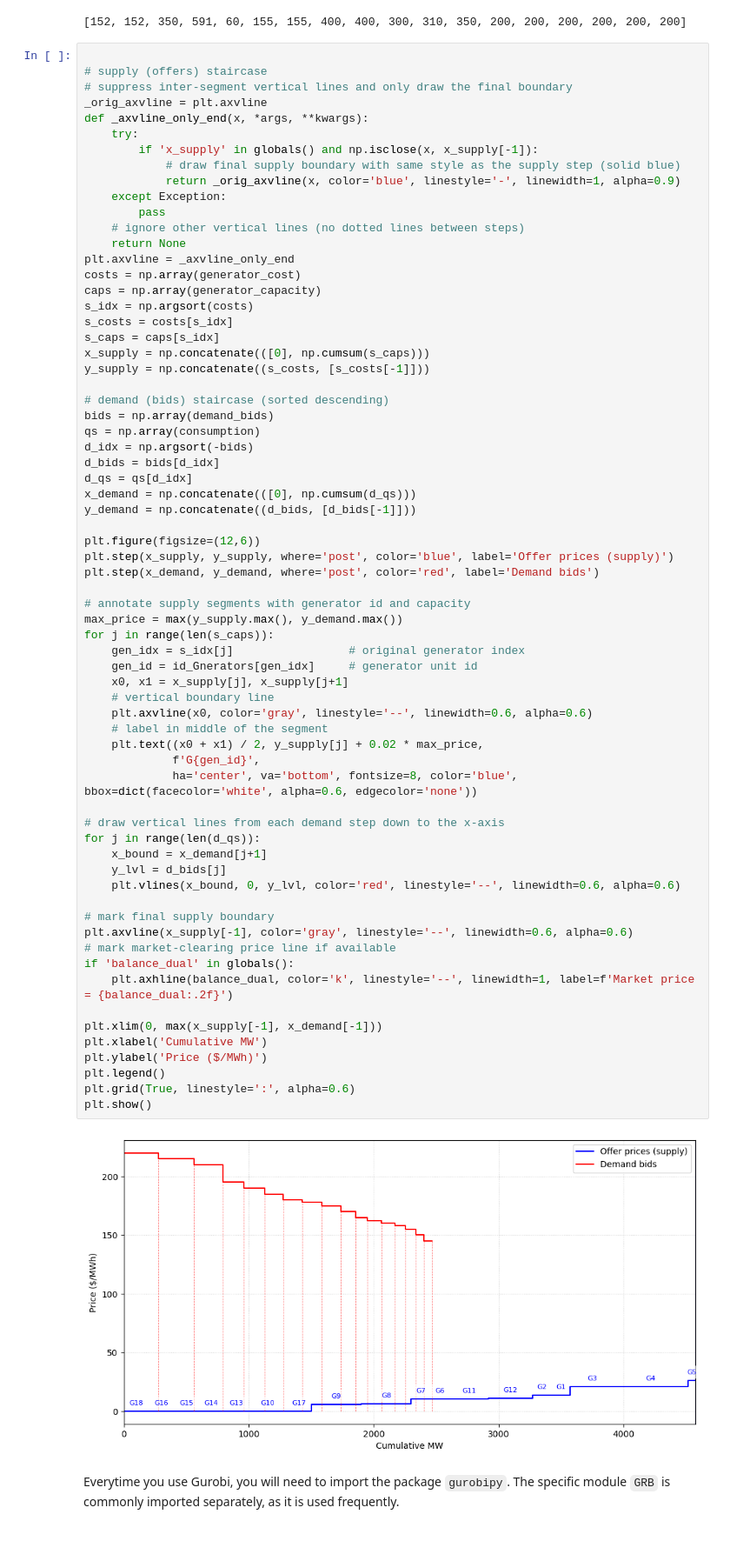
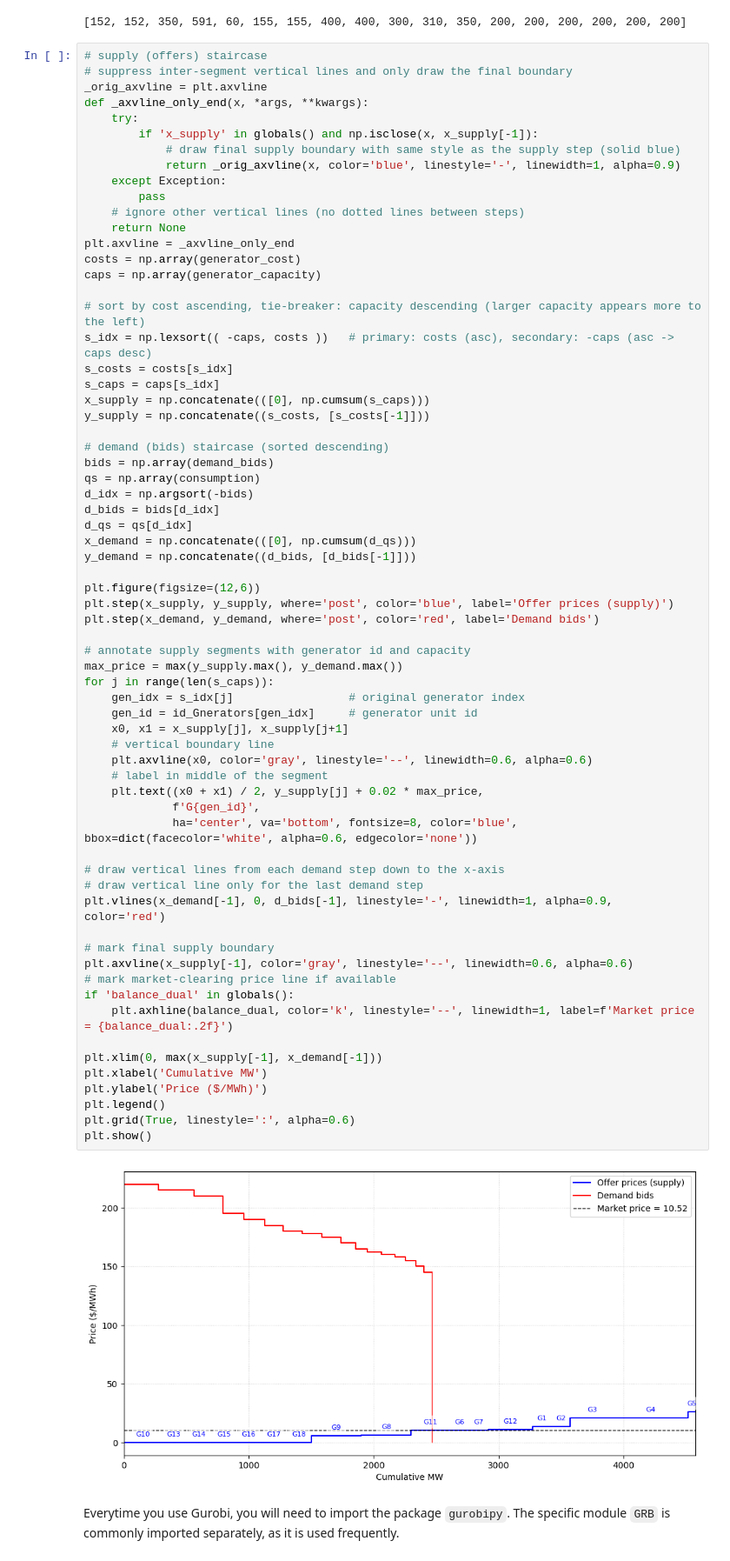
Before and after one commit to chunziker/group_26_assignment_1_REM, a Jupyter notebook: assignment_1.ipynb, the cells around one changed output. Shown at 87% size. Cells and saved outputs as stored; diff of their text form.

````diff
--- a/assignment_1.ipynb
+++ b/assignment_1.ipynb
@@ -132,7 +136,6 @@ print(generator_capacity)
 # %% [output]
 [152, 152, 350, 591, 60, 155, 155, 400, 400, 300, 310, 350, 200, 200, 200, 200, 200, 200]
 # %%
-
 # supply (offers) staircase
 # suppress inter-segment vertical lines and only draw the final boundary
 _orig_axvline = plt.axvline
@@ -148,7 +151,9 @@ def _axvline_only_end(x, *args, **kwargs):
 plt.axvline = _axvline_only_end
 costs = np.array(generator_cost)
 caps = np.array(generator_capacity)
-s_idx = np.argsort(costs)
+
+# sort by cost ascending, tie-breaker: capacity descending (larger capacity appears more to the left)
+s_idx = np.lexsort(( -caps, costs ))   # primary: costs (asc), secondary: -caps (asc -> caps desc)
 s_costs = costs[s_idx]
 s_caps = caps[s_idx]
 x_supply = np.concatenate(([0], np.cumsum(s_caps)))
@@ -168,38 +173,36 @@ plt.step(x_supply, y_supply, where='post', color='blue', label='Offer prices (su
 plt.step(x_demand, y_demand, where='post', color='red', label='Demand bids')
 
 # annotate supply segments with generator id and capacity
 max_price = max(y_supply.max(), y_demand.max())
 for j in range(len(s_caps)):
     gen_idx = s_idx[j]                 # original generator index
     gen_id = id_Gnerators[gen_idx]     # generator unit id
     x0, x1 = x_supply[j], x_supply[j+1]
     # vertical boundary line
     plt.axvline(x0, color='gray', linestyle='--', linewidth=0.6, alpha=0.6)
     # label in middle of the segment
     plt.text((x0 + x1) / 2, y_supply[j] + 0.02 * max_price,
              f'G{gen_id}',
              ha='center', va='bottom', fontsize=8, color='blue', bbox=dict(facecolor='white', alpha=0.6, edgecolor='none'))
 
 # draw vertical lines from each demand step down to the x-axis
-for j in range(len(d_qs)):
-    x_bound = x_demand[j+1]
-    y_lvl = d_bids[j]
-    plt.vlines(x_bound, 0, y_lvl, color='red', linestyle='--', linewidth=0.6, alpha=0.6)
+# draw vertical line only for the last demand step
+plt.vlines(x_demand[-1], 0, d_bids[-1], linestyle='-', linewidth=1, alpha=0.9, color='red')
 
 # mark final supply boundary
 plt.axvline(x_supply[-1], color='gray', linestyle='--', linewidth=0.6, alpha=0.6)
 # mark market-clearing price line if available
 if 'balance_dual' in globals():
     plt.axhline(balance_dual, color='k', linestyle='--', linewidth=1, label=f'Market price = {balance_dual:.2f}')
 
 plt.xlim(0, max(x_supply[-1], x_demand[-1]))
 plt.xlabel('Cumulative MW')
 plt.ylabel('Price ($/MWh)')
 plt.legend()
 plt.grid(True, linestyle=':', alpha=0.6)
 plt.show()
 # %% [output]
-[figure, old version]
+[figure, new version]
 # %% [markdown]
 Everytime you use Gurobi, you will need to import the package ```gurobipy```. The specific module ```GRB``` is commonly imported separately, as it is used frequently.
 # %%
````
Also changed, not shown: parts of 8 cells of this notebook, 1 other file.
